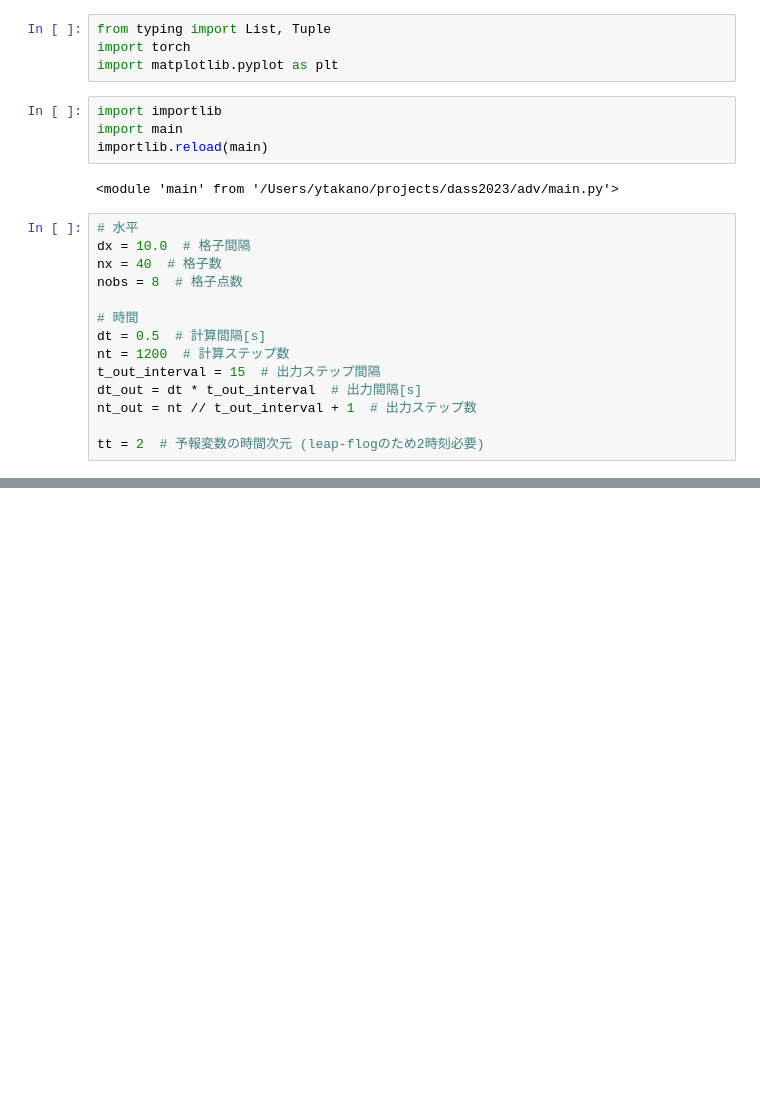
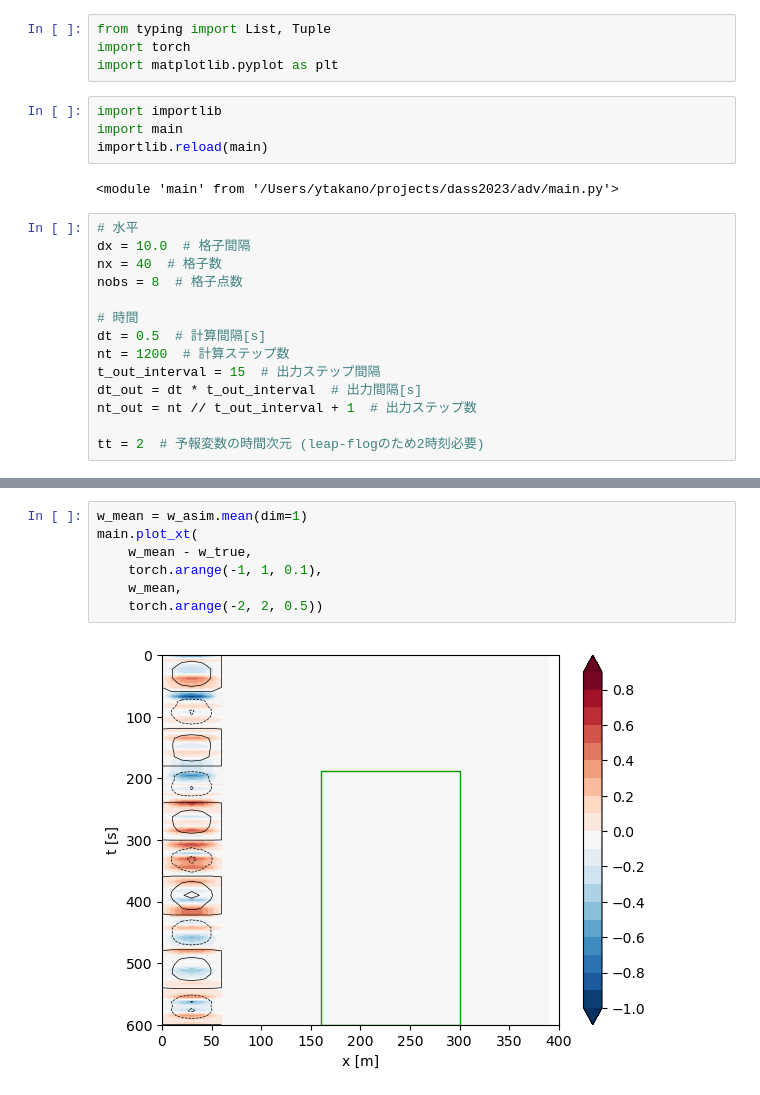
Before and after one commit to wm-ytakano/dass2023-adv-EnKF, a Jupyter notebook: main.ipynb, the cells around one changed output, grey strips where cells are left out. Drawn from its saved outputs; the diff is of its cells as text; blank space fills up the shorter version.

```diff
--- a/main.ipynb
+++ b/main.ipynb
@@ -47,0 +56,9 @@ main.plot_xt(
+# %%
+w_mean = w_asim.mean(dim=1)
+main.plot_xt(
+    w_mean - w_true,
+    torch.arange(-1, 1, 0.1),
+    w_mean,
+    torch.arange(-2, 2, 0.5))
+# %% [output]
+[figure, added]
```
Also changed, not shown: parts of 4 cells of this notebook, 1 other file.
